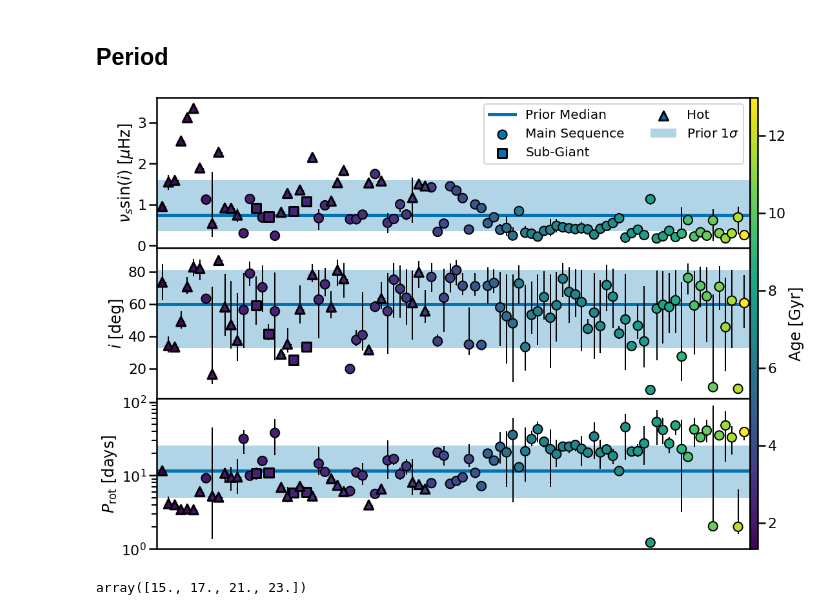
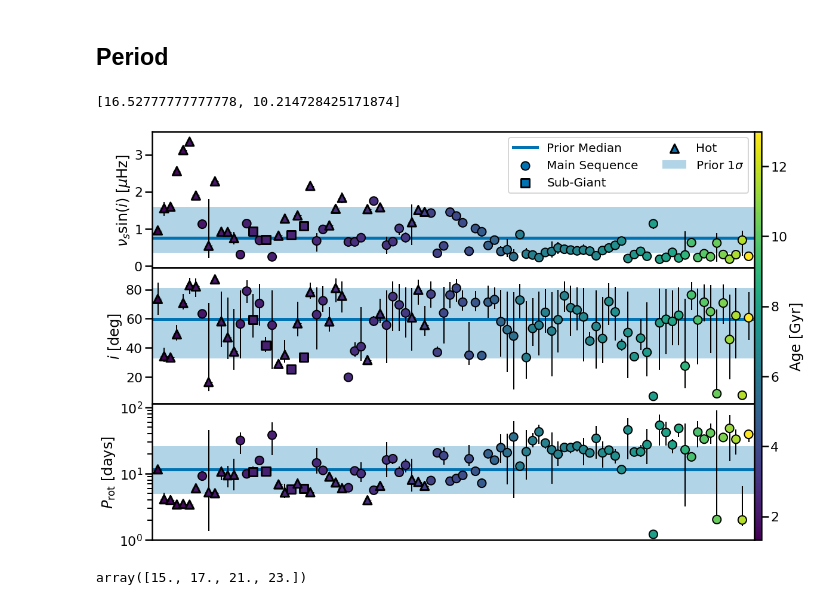
Before and after one commit to ojhall94/malatium, a Jupyter notebook: code/scripts/prior_checks.ipynb, the cells around one changed output. Drawn from its saved outputs; the diff is of its cells as text; code cells hidden in the pictures.

Commit message:
Updated plot bbox inches

```diff
--- a/code/scripts/prior_checks.ipynb
+++ b/code/scripts/prior_checks.ipynb
@@ -78,6 +78,10 @@ print(f'We have {len(ati)} stars with results right now.')
 We have 94 stars with results right now.
 # %% [markdown]
 ## Period
+# %%
+mnras_size(2*595)
+# %% [output]
+[16.52777777777778, 10.214728425171874]
 # %%
 size = 200
 ms = ati.hrclass == 'MS'
@@ -88,7 +92,7 @@ flag = ati.eye_flag > 0
 #Period
 l, m, u = np.percentile(P, [16., 50., 84])
 
-fig, axes = plt.subplots(3, 1, figsize=mnras_size(2*595), sharex=True)
+fig, axes = plt.subplots(3, 1, figsize=(18, 10), sharex=True)
 ax = axes[2]
 y = np.linspace(0, 1., len(ati))
 c = ax.scatter(y[ms],ati.P[ms], c=ati.age[ms], s=size, ec='k', lw=2, marker='o',zorder=3,
@@ -134,36 +138,36 @@ l, m, u = np.percentile(xsplit, [16., 50., 84])
 ax2 = axes[0]
 y = np.linspace(0, 1, len(ati))
 c = ax2.scatter(y[ms], ati['nus*'][ms], c=ati.age[ms], s=size, ec='k', lw=2, marker='o',zorder=3,
                   vmin = ati.age.min(), vmax=ati.age.max(), label='Main Sequence')
 c = ax2.scatter(y[sg], ati['nus*'][sg], c=ati.age[sg], s=size, ec='k', lw=3, marker=',', zorder=3,
                   vmin = ati.age.min(), vmax=ati.age.max(), label='Sub-Giant')
 c = ax2.scatter(y[h], ati['nus*'][h], c=ati.age[h], s=size, ec='k', lw=3, marker='^', zorder=3,
                   vmin = ati.age.min(), vmax=ati.age.max(), label='Hot')
 
 ax2.errorbar(y, ati['nus*'], c='k', lw=2, yerr=[ati['l_nus*'], ati['u_nus*']], xerr=None, fmt='_', zorder=2)
 
 ax2.fill_between(np.linspace(-0.05, 1.05), l, u, zorder=0, alpha=.3, label=r'Prior $1\sigma$')
 ax2.axhline(m, zorder=1, lw=5, label='Prior Median')
 
 ax2.set_xlim(-0.01, 1.01)
 ax2.set_ylabel(r'$\nu_s \sin(i)$ [$\mu$Hz]')
 
 
 
 # ax.set_title(r'Rotation')
 # ax2.set_title(r'Projected Asteroseismic Splitting')
 # ax1.set_title(r'Angle of Inclination')
 for a in axes:
     a.get_xaxis().set_visible(False)
 
 ax2.legend(ncol=2, loc='upper right', fontsize=20)#,bbox_to_anchor=[0.0, 1.2, 1.01, 0.])
 fig.tight_layout()
 plt.subplots_adjust(hspace=0)
 fig.colorbar(c,label=r'Age [Gyr]', ax=axes.ravel(), pad=0, aspect=60)
-plt.savefig('/home/oliver/Dropbox/Apps/Overleaf/Malatium/Images/priors.png', dpi=300)
-plt.savefig('/home/oliver/Dropbox/Apps/Overleaf/Malatium/Images/priors.pdf', rasterized=True)
+plt.savefig('/home/oliver/Dropbox/Apps/Overleaf/Malatium/Images/priors.png', bbox_inches='tight', dpi=300)
+plt.savefig('/home/oliver/Dropbox/Apps/Overleaf/Malatium/Images/priors.pdf', bbox_inches='tight', rasterized=True)
 # %% [output]
-[figure, old version]
+[figure, new version]
 # %%
 y[sg]
 # %% [output]
```
Also changed, not shown: 5 other files.
